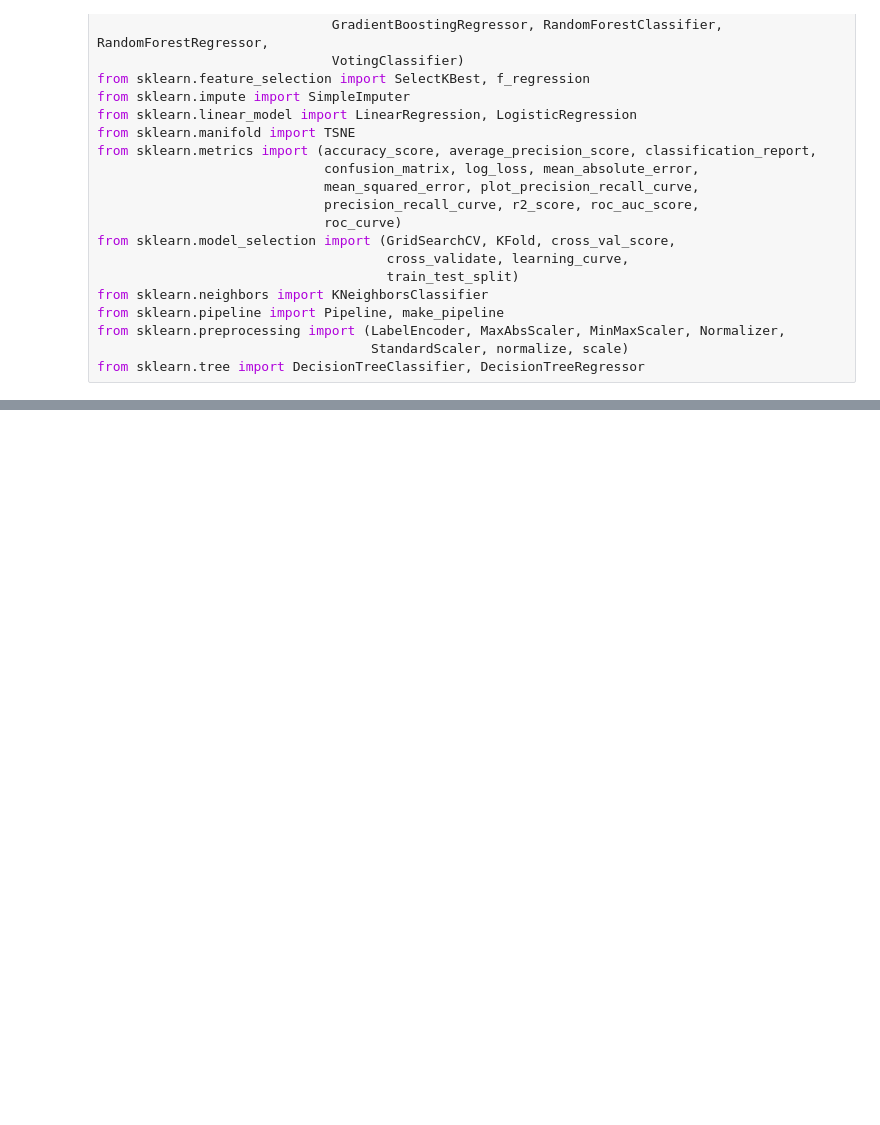
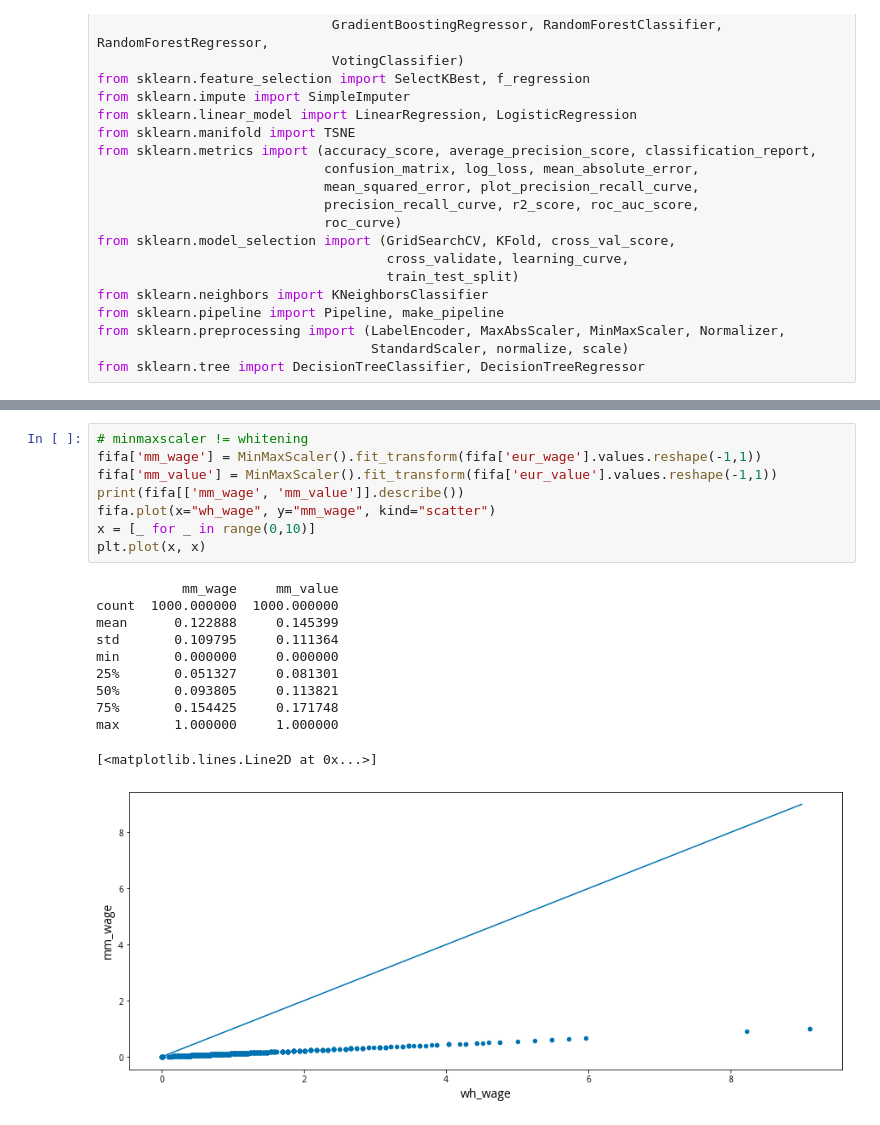
Before and after one commit to watchful-cluckets/springboard_dsci_career_track, a Jupyter notebook: datacamp_projects/clustering/clustering.ipynb, the cells around one changed output, grey strips where cells are left out. Saved outputs shown, nothing was run; the diff lists cells and outputs as text; blank space fills up the shorter version.

```diff
--- a/datacamp_projects/clustering/clustering.ipynb
+++ b/datacamp_projects/clustering/clustering.ipynb
@@ -81,0 +187,20 @@ from sklearn.tree import DecisionTreeClassifier, DecisionTreeRegressor
+# %%
+# minmaxscaler != whitening
+fifa['mm_wage'] = MinMaxScaler().fit_transform(fifa['eur_wage'].values.reshape(-1,1))
+fifa['mm_value'] = MinMaxScaler().fit_transform(fifa['eur_value'].values.reshape(-1,1))
+print(fifa[['mm_wage', 'mm_value']].describe())
+fifa.plot(x="wh_wage", y="mm_wage", kind="scatter")
+x = [_ for _ in range(0,10)]
+plt.plot(x, x)
+# %% [output]
+           mm_wage     mm_value
+count  1000.000000  1000.000000
+mean      0.122888     0.145399
+std       0.109795     0.111364
+min       0.000000     0.000000
+25%       0.051327     0.081301
+50%       0.093805     0.113821
+75%       0.154425     0.171748
+max       1.000000     1.000000
+[<matplotlib.lines.Line2D at 0x...>]
+[figure, added]
```
Also changed, not shown: parts of 22 cells of this notebook, 2 other files.
